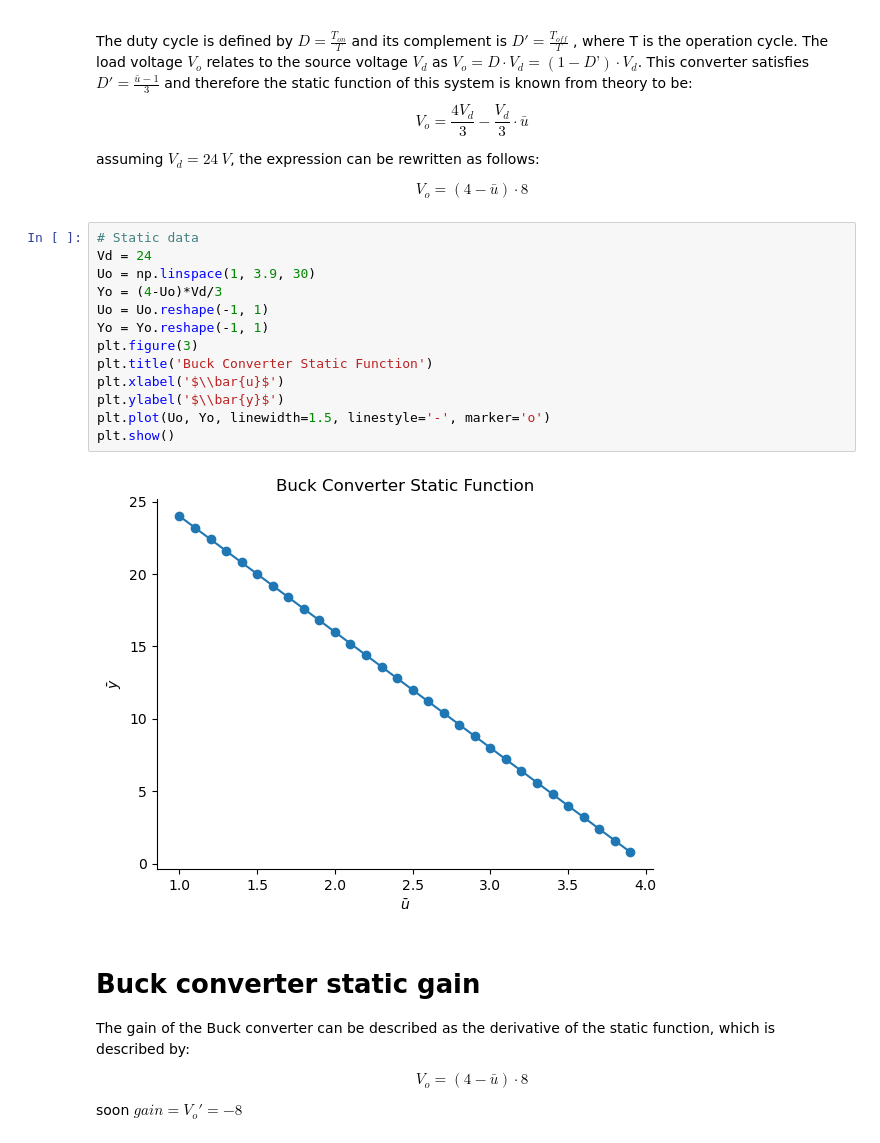
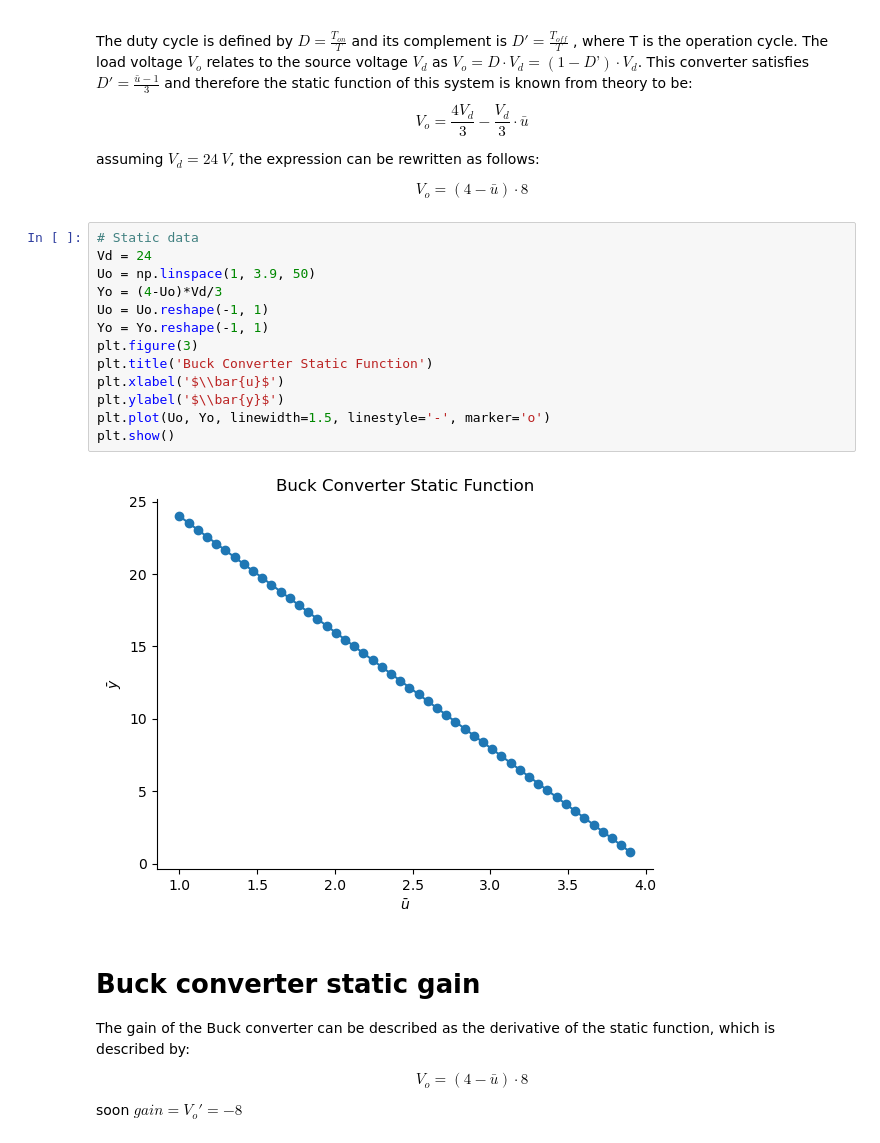
Before and after one commit to GabrielBuenoLeandro/Multiobjetive, a Jupyter notebook: conversor_buck.ipynb, the cells around one changed output. Cells and saved outputs as stored; diff of their text form.

```diff
--- a/conversor_buck.ipynb
+++ b/conversor_buck.ipynb
@@ -76,18 +76,18 @@ $$
 # %%
 # Static data
 Vd = 24
-Uo = np.linspace(1, 3.9, 30)
+Uo = np.linspace(1, 3.9, 50)
 Yo = (4-Uo)*Vd/3
 Uo = Uo.reshape(-1, 1)
 Yo = Yo.reshape(-1, 1)
 plt.figure(3)
 plt.title('Buck Converter Static Function')
 plt.xlabel('$\\bar{u}$')
 plt.ylabel('$\\bar{y}$')
 plt.plot(Uo, Yo, linewidth=1.5, linestyle='-', marker='o')
 plt.show()
 # %% [output]
-[figure, old version]
+[figure, new version]
 # %% [markdown]
 # Buck converter static gain
 
```
Also changed, not shown: parts of 24 cells of this notebook, 1 other file.
